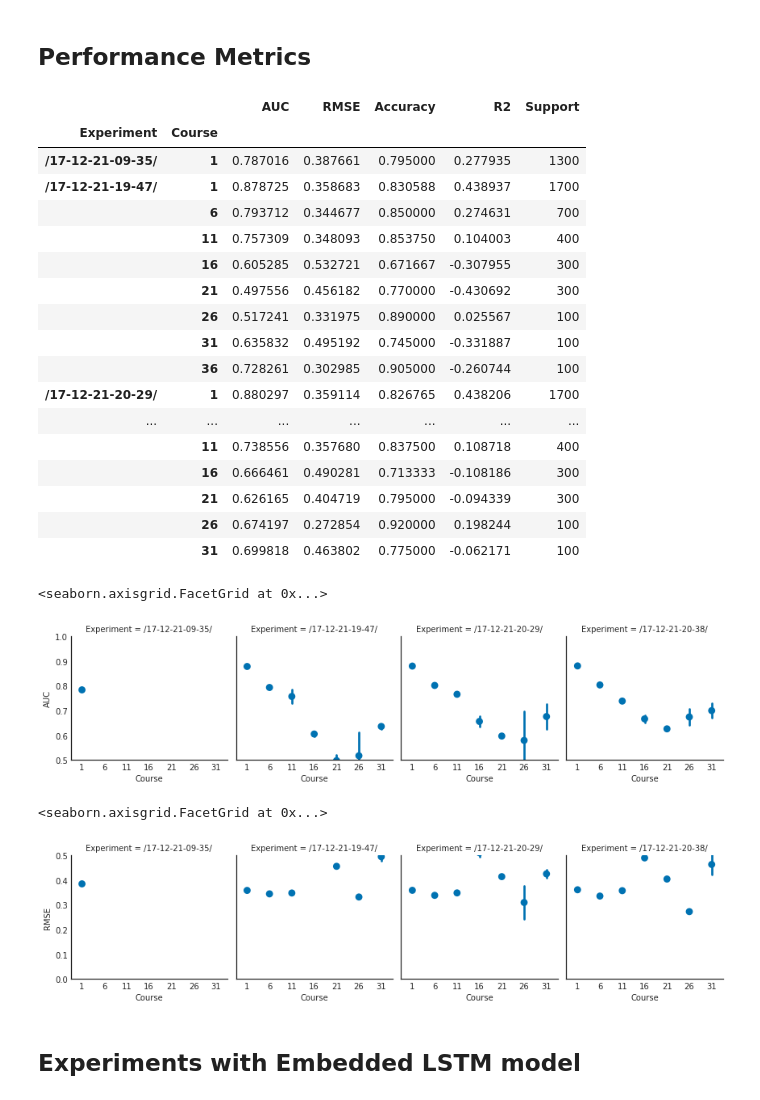
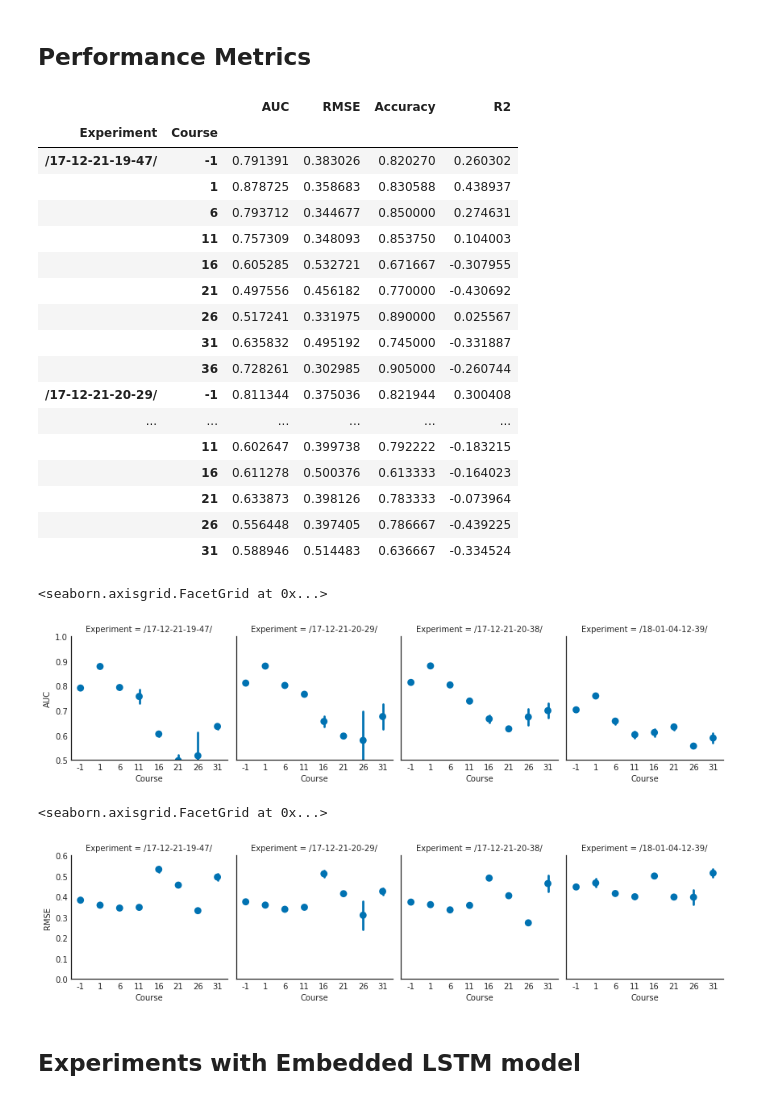
Before and after one commit to mit0110/dropout_prediction, a Jupyter notebook: notebooks/Experiment Results.ipynb, the cells around one changed output. Cells and saved outputs as stored; diff of their text form; code cells hidden in the pictures.

Commit message:
Adding exploration graphics KDDCup

```diff
--- a/notebooks/Experiment Results.ipynb
+++ b/notebooks/Experiment Results.ipynb
@@ -16,6 +17,8 @@ from sklearn import metrics
 import seaborn
 seaborn.set_style('white')
 seaborn.set_palette('colorblind')
+# %%
+METRICS_COLS = ['AUC', 'RMSE', 'Accuracy', 'R2']
 # %%
 def get_runs(dirname):
     return [run_prediction for run_prediction in os.listdir(dirname)
@@ -33,10 +32,12 @@ def base_metrics_df():
 # %%
-def read_file_metrics(filename):
+def read_predictions(filename):
+    with open(filename, 'rb') as prediction_file:
+        return pickle.load(prediction_file)
+
+def read_file_metrics(true, predicted):
     """Returns a DataFrame with values AUC, RMSE, APS, Accuracy, R2 Score"""
     results = []
     ignored_sequences = 0
-    with open(filename, 'rb') as prediction_file:
-        true, predicted = pickle.load(prediction_file)
     try:
         results.append([metrics.roc_auc_score(true, predicted)])
     except ValueError:
@@ -48,13 +49,15 @@ def read_file_metrics(filename):
     results[-1].append(true.shape[0])
     if ignored_sequences > 0:
         print('{} sequences with only one class, ignoring.'.format(ignored_sequences))
-    return pandas.DataFrame(results, columns=['AUC', 'RMSE', 'Accuracy', 'R2', 'Support'])
+    return pandas.DataFrame(results, columns=METRICS_COLS + ['Support'])
 # %%
 def read_metrics(dirnames):
     metrics_dfs = []
     for dirname in dirnames:
+        trues, predictions = [], []
         for filename in get_runs(dirname):
-            file_metrics = read_file_metrics(os.path.join(dirname, filename))
+            true, predicted = read_predictions(os.path.join(dirname, filename))
+            file_metrics = read_file_metrics(true, predicted)
             file_metrics['Experiment'] = dirname[-16:]
             file_metrics['Run'] = re.search('.*run(\d+).*', filename).group(1)
             course = re.search('.*_c(\d+)_.*', filename)
@@ -63,6 +66,13 @@ def read_metrics(dirnames):
             else:
                 file_metrics['Course'] = 1
             metrics_dfs.append(file_metrics)
+            trues.append(true)
+            predictions.append(predicted)
+        general_metrics = read_file_metrics(numpy.concatenate(trues), numpy.concatenate(predictions))
+        general_metrics['Experiment'] = dirname[-16:]
+        general_metrics['Run'] = -1
+        general_metrics['Course'] = -1
+        metrics_dfs.append(general_metrics)
     return pandas.concat(metrics_dfs, ignore_index=True).set_index(['Experiment', 'Run', 'Course'])
 # %%
 def read_performances(dirnames):
@@ -102,10 +119,11 @@ def graphic_performances(train_performances):
 ## Experiments with LSTM model
 # %%
 LSTM_EXPERIMENTS_DIRS = [
-    '/home/mteruel/edm/results/kddcup/lstm/predictions/17-12-21-09-35/',
+    #'/home/mteruel/edm/results/kddcup/lstm/predictions/17-12-21-09-35/',
     '/home/mteruel/edm/results/kddcup/lstm/predictions/17-12-21-19-47/',
     '/home/mteruel/edm/results/kddcup/lstm/predictions/17-12-21-20-29/',
     '/home/mteruel/edm/results/kddcup/lstm/predictions/17-12-21-20-38/',
+    '/home/mteruel/edm/results/kddcup/lstm/predictions/18-01-04-12-39/',
 ]
 # %% [markdown]
 ## Learning curves
@@ -191,38 +150,38 @@ for dirname, dataframe in lstm_performances.items():
 # %%
 lstm_metrics = read_metrics(LSTM_EXPERIMENTS_DIRS)
 # %%
-lstm_metrics.groupby(['Experiment', 'Course']).aggregate('mean')
+lstm_metrics.groupby(['Experiment', 'Course']).aggregate('mean')[METRICS_COLS]
 # %% [output]
-|  |  | AUC | RMSE | Accuracy | R2 | Support |
-| Experiment | Course |  |  |  |  |  |
-| /17-12-21-09-35/ | 1 | 0.787016 | 0.387661 | 0.795000 | 0.277935 | 1300 |
-| /17-12-21-19-47/ | 1 | 0.878725 | 0.358683 | 0.830588 | 0.438937 | 1700 |
-|  | 6 | 0.793712 | 0.344677 | 0.850000 | 0.274631 | 700 |
-|  | 11 | 0.757309 | 0.348093 | 0.853750 | 0.104003 | 400 |
-|  | 16 | 0.605285 | 0.532721 | 0.671667 | -0.307955 | 300 |
-|  | 21 | 0.497556 | 0.456182 | 0.770000 | -0.430692 | 300 |
-|  | 26 | 0.517241 | 0.331975 | 0.890000 | 0.025567 | 100 |
-|  | 31 | 0.635832 | 0.495192 | 0.745000 | -0.331887 | 100 |
-|  | 36 | 0.728261 | 0.302985 | 0.905000 | -0.260744 | 100 |
-| /17-12-21-20-29/ | 1 | 0.880297 | 0.359114 | 0.826765 | 0.438206 | 1700 |
-| ... | ... | ... | ... | ... | ... | ... |
-|  | 11 | 0.738556 | 0.357680 | 0.837500 | 0.108718 | 400 |
-|  | 16 | 0.666461 | 0.490281 | 0.713333 | -0.108186 | 300 |
-|  | 21 | 0.626165 | 0.404719 | 0.795000 | -0.094339 | 300 |
-|  | 26 | 0.674197 | 0.272854 | 0.920000 | 0.198244 | 100 |
-|  | 31 | 0.699818 | 0.463802 | 0.775000 | -0.062171 | 100 |
+|  |  | AUC | RMSE | Accuracy | R2 |
+| Experiment | Course |  |  |  |  |
+| /17-12-21-19-47/ | -1 | 0.791391 | 0.383026 | 0.820270 | 0.260302 |
+|  | 1 | 0.878725 | 0.358683 | 0.830588 | 0.438937 |
+|  | 6 | 0.793712 | 0.344677 | 0.850000 | 0.274631 |
+|  | 11 | 0.757309 | 0.348093 | 0.853750 | 0.104003 |
+|  | 16 | 0.605285 | 0.532721 | 0.671667 | -0.307955 |
+|  | 21 | 0.497556 | 0.456182 | 0.770000 | -0.430692 |
+|  | 26 | 0.517241 | 0.331975 | 0.890000 | 0.025567 |
+|  | 31 | 0.635832 | 0.495192 | 0.745000 | -0.331887 |
+|  | 36 | 0.728261 | 0.302985 | 0.905000 | -0.260744 |
+| /17-12-21-20-29/ | -1 | 0.811344 | 0.375036 | 0.821944 | 0.300408 |
+| ... | ... | ... | ... | ... | ... |
+|  | 11 | 0.602647 | 0.399738 | 0.792222 | -0.183215 |
+|  | 16 | 0.611278 | 0.500376 | 0.613333 | -0.164023 |
+|  | 21 | 0.633873 | 0.398126 | 0.783333 | -0.073964 |
+|  | 26 | 0.556448 | 0.397405 | 0.786667 | -0.439225 |
+|  | 31 | 0.588946 | 0.514483 | 0.636667 | -0.334524 |
 # %%
 grid = seaborn.FacetGrid(data=lstm_metrics.reset_index(), col='Experiment', col_wrap=4, ylim=[0.5, 1])
 grid.map(seaborn.pointplot, 'Course', 'AUC', join=False)
 # %% [output]
 <seaborn.axisgrid.FacetGrid at 0x...>
-[figure, old version]
+[figure, new version]
 # %%
-grid = seaborn.FacetGrid(data=lstm_metrics.reset_index(), col='Experiment', col_wrap=4, ylim=[0, 0.5])
+grid = seaborn.FacetGrid(data=lstm_metrics.reset_index(), col='Experiment', col_wrap=4, ylim=[0, 0.6])
 grid.map(seaborn.pointplot, 'Course', 'RMSE', join=False)
 # %% [output]
 <seaborn.axisgrid.FacetGrid at 0x...>
-[figure, old version]
+[figure, new version]
 # %% [markdown]
 ## Experiments with Embedded LSTM model
 # %%
```
Also changed, not shown: parts of 19 cells of this notebook, 1 other file.
